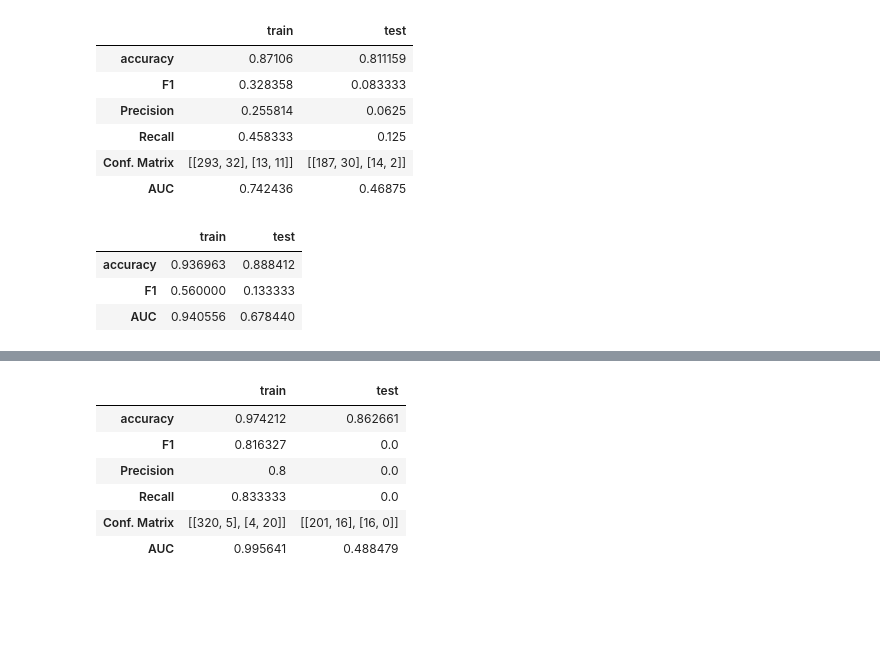
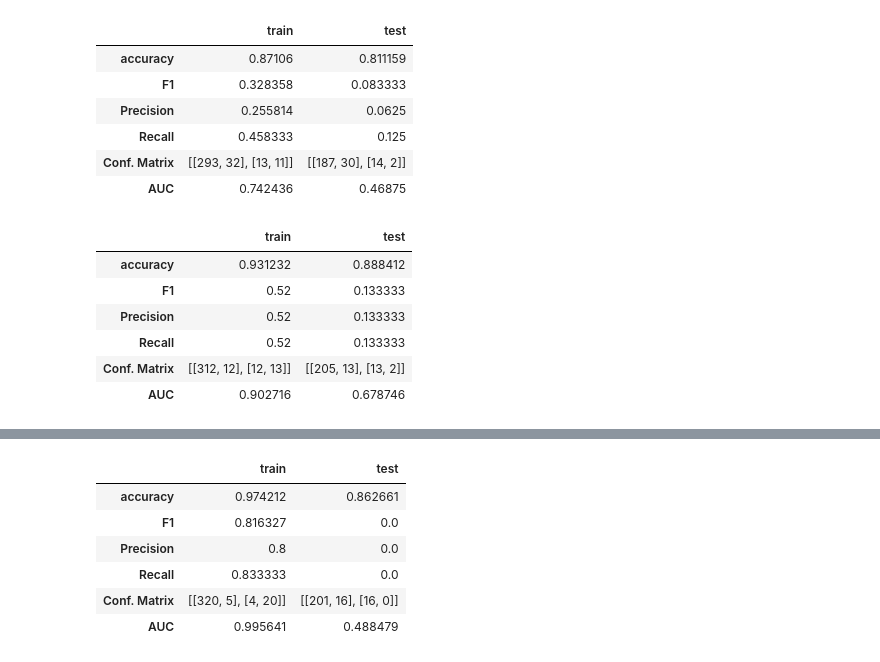
Before and after one commit to stat426-fall2021/classproject-front-row, a Jupyter notebook: front-row-project-data.ipynb, the cells around one changed output, grey strips where cells are left out. Drawn from its saved outputs; the diff is of its cells as text; code cells hidden in the pictures; blank space fills up the shorter version.

```diff
--- a/front-row-project-data.ipynb
+++ b/front-row-project-data.ipynb
@@ -416,21 +385,26 @@ dc_res1[0]
 | AUC | 0.742436 | 0.46875 |
 # %%
 rf = RandomForestClassifier()
+
+#Determining the best number of estimators for the Random Forest model
 rf_scores = []
 estimators_depth = np.arange(50, 100)
 for e in estimators_depth:
     rf = RandomForestClassifier(n_estimators=d)
     scores = cross_val_score(rf,X_train,y_train, cv=10)
     rf_scores.append(scores.mean())
 est_depth = estimators_depth[np.argmax(rf_scores)]
 rf = RandomForestClassifier(n_estimators=est_depth, n_jobs=-1, max_depth=3)
-rf_res = hw(rf, X_train, y_train, X_test, y_test)
+rf_res = hw1(rf, X_train, y_train, X_test, y_test)
 rf_res[0]
 # %% [output]
 |  | train | test |
-| accuracy | 0.936963 | 0.888412 |
-| F1 | 0.560000 | 0.133333 |
-| AUC | 0.940556 | 0.678440 |
+| accuracy | 0.931232 | 0.888412 |
+| F1 | 0.52 | 0.133333 |
+| Precision | 0.52 | 0.133333 |
+| Recall | 0.52 | 0.133333 |
+| Conf. Matrix | [[312, 12], [12, 13]] | [[205, 13], [13, 2]] |
+| AUC | 0.902716 | 0.678746 |
 # %%
 rf_res1 = hw1(rf, X_train1, y_train1, X_test1, y_test1)
 rf_res1[0]
```
Also changed, not shown: parts of 37 cells of this notebook.
